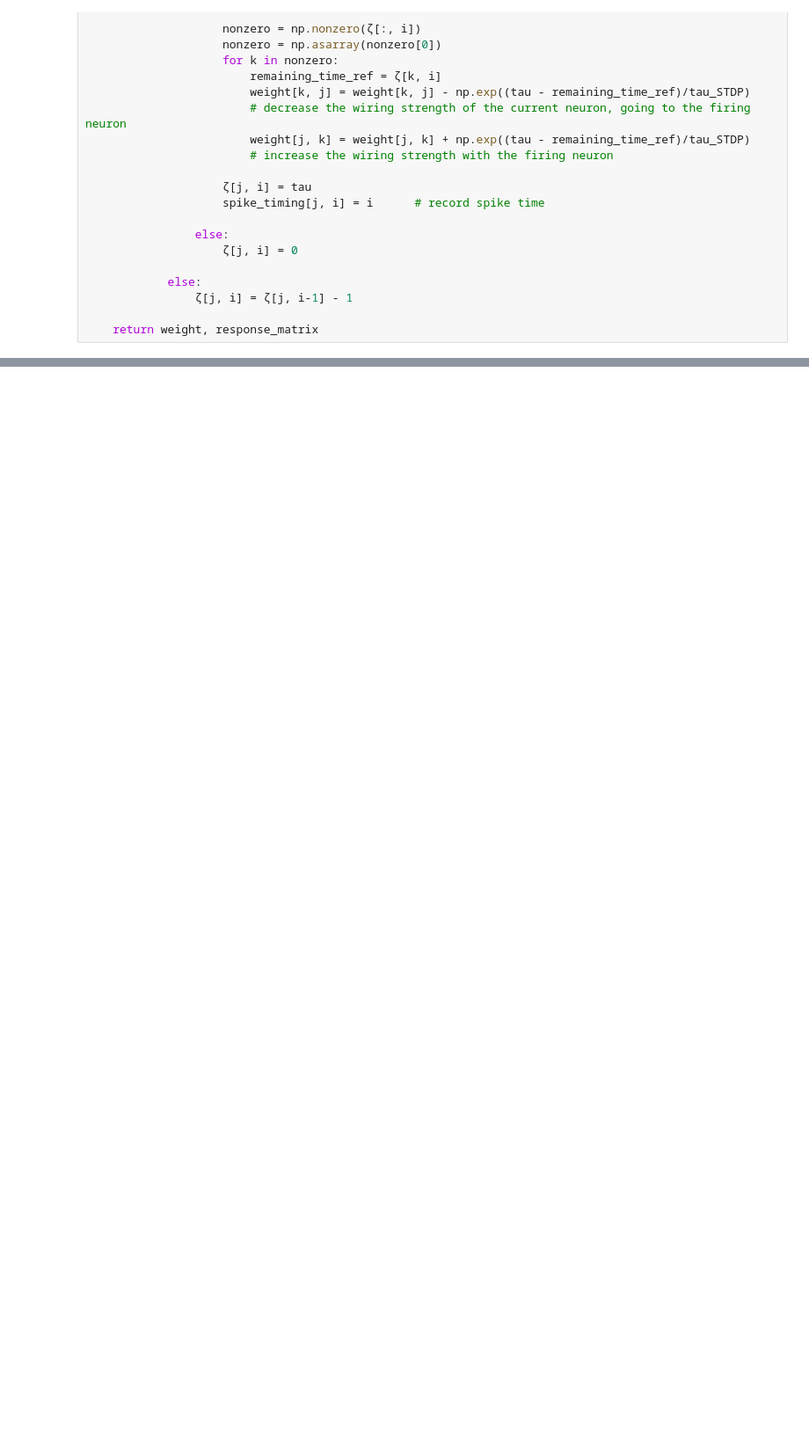
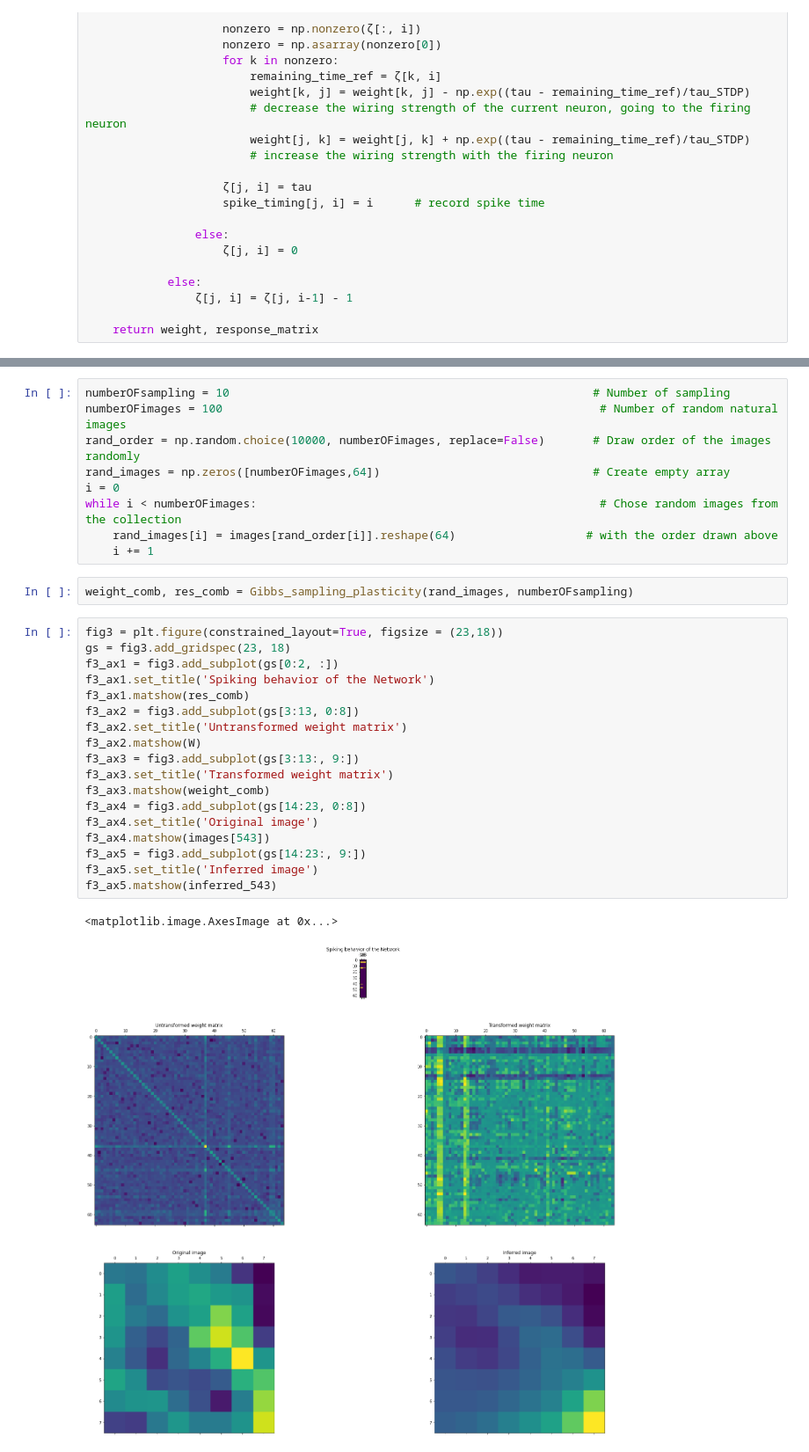
Before and after one commit to yavuz-s/Final-Project-phy527, a Jupyter notebook: Final Project - Sampling.ipynb, the cells around one changed output, grey strips where cells are left out. Shown at 88% size. Drawn from its saved outputs; the diff is of its cells as text; blank space fills up the shorter version.

```diff
--- a/Final Project - Sampling.ipynb
+++ b/Final Project - Sampling.ipynb
@@ -542,0 +553,32 @@ We prepared our functions. Now, we can test them with natural images.
+# %%
+numberOFsampling = 10                                                     # Number of sampling
+numberOFimages = 100                                                       # Number of random natural images
+rand_order = np.random.choice(10000, numberOFimages, replace=False)       # Draw order of the images randomly
+rand_images = np.zeros([numberOFimages,64])                               # Create empty array
+i = 0
+while i < numberOFimages:                                                  # Chose random images from the collection
+    rand_images[i] = images[rand_order[i]].reshape(64)                   # with the order drawn above
+    i += 1
+# %%
+weight_comb, res_comb = Gibbs_sampling_plasticity(rand_images, numberOFsampling)
+# %%
+fig3 = plt.figure(constrained_layout=True, figsize = (23,18))
+gs = fig3.add_gridspec(23, 18)
+f3_ax1 = fig3.add_subplot(gs[0:2, :])
+f3_ax1.set_title('Spiking behavior of the Network')
+f3_ax1.matshow(res_comb)
+f3_ax2 = fig3.add_subplot(gs[3:13, 0:8])
+f3_ax2.set_title('Untransformed weight matrix')
+f3_ax2.matshow(W)
+f3_ax3 = fig3.add_subplot(gs[3:13:, 9:])
+f3_ax3.set_title('Transformed weight matrix')
+f3_ax3.matshow(weight_comb)
+f3_ax4 = fig3.add_subplot(gs[14:23, 0:8])
+f3_ax4.set_title('Original image')
+f3_ax4.matshow(images[543])
+f3_ax5 = fig3.add_subplot(gs[14:23:, 9:])
+f3_ax5.set_title('Inferred image')
+f3_ax5.matshow(inferred_543)
+# %% [output]
+<matplotlib.image.AxesImage at 0x...>
+[figure, added]
```
Also changed, not shown: parts of 32 cells of this notebook.
